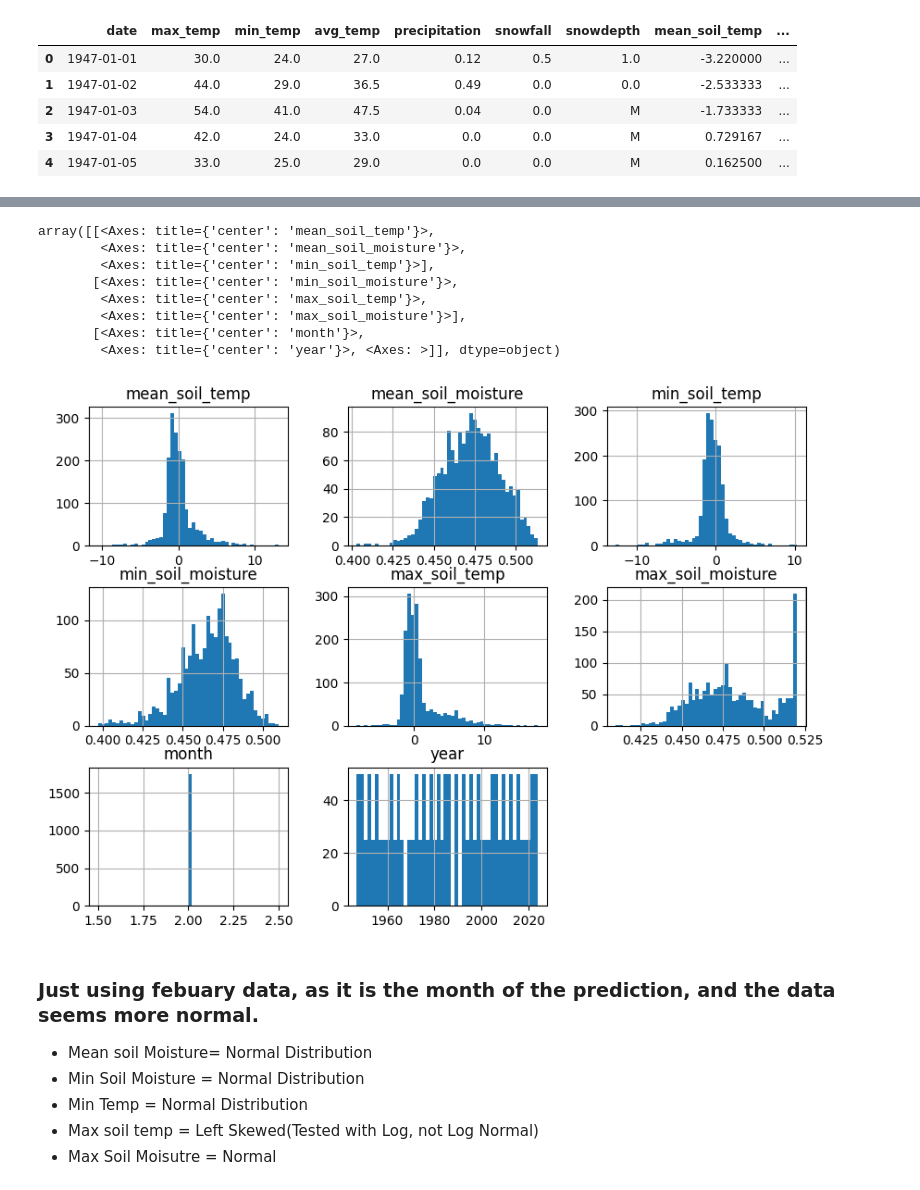
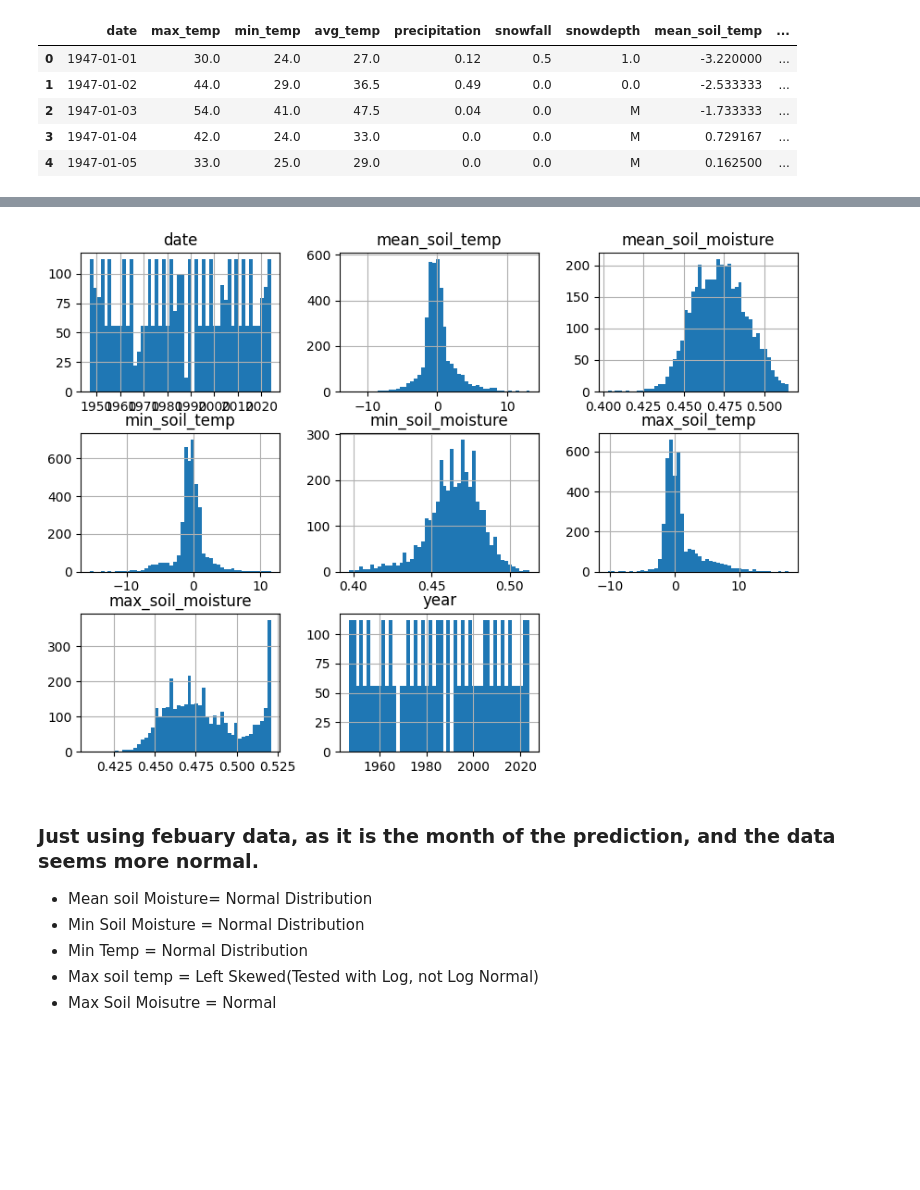
Before and after one commit to bradenkirkpatrick/Machine-Learning-Project-1, a Jupyter notebook: GroundHogProblem.ipynb, the cells around one changed output, grey strips where cells are left out. Saved outputs shown, nothing was run; the diff lists cells and outputs as text; code cells hidden in the pictures; blank space fills up the shorter version.

Commit message:
updated groundhog and soil.csv

```diff
--- a/GroundHogProblem.ipynb
+++ b/GroundHogProblem.ipynb
@@ -71,3 +127,10 @@ Do not look at the data too closely at this point since you have not yet split o
+# %%
+spring = read_csv("early_spring.csv")
+phil = read_csv("phil_pred.csv")
+soil = read_csv("soil.csv")
+weather = read_csv("weather.csv")
+# https://www.cpc.ncep.noaa.gov/data/indices/soi
+el_nino = read_csv("el_nino_data.csv")
 # %%
 weather['date'] = pandas.to_datetime(weather['date'])
 soil['date'] = pandas.to_datetime(soil['date'])
@@ -138,11 +178,0 @@ memory usage: 398.2+ KB
-# %%
-X["date"] = pandas.to_datetime(X["date"])
-X["date"][:55]
-#filtered_X = X[(X['date'] <= '1947-02-25') & (X['date'] >= '1947-02-01')]
-#X['day'] = X['date'].dt.day
-X['month'] = X['date'].dt.month
-X['year'] = X['date'].dt.year
-
-filtered_X = X[X['month'] == 2]
-filtered_X.drop(columns=['date'], inplace=True)
-filtered_X
@@ -167,17 +179,9 @@ See the caveats in the documentation: https://pandas.pydata.org/pandas-docs/stab
 # %%
-#X.hist()
-filtered_X.hist(bins=50, figsize=(10,7))
+X_filtered = X.copy()
+X_filtered.hist(bins=50, figsize=(10,7));
 #Just using febuary data, as it is the month of the prediction, and the data seems more normal.
 # %% [output]
-array([[<Axes: title={'center': 'mean_soil_temp'}>,
-        <Axes: title={'center': 'mean_soil_moisture'}>,
-        <Axes: title={'center': 'min_soil_temp'}>],
-       [<Axes: title={'center': 'min_soil_moisture'}>,
-        <Axes: title={'center': 'max_soil_temp'}>,
-        <Axes: title={'center': 'max_soil_moisture'}>],
-       [<Axes: title={'center': 'month'}>,
-        <Axes: title={'center': 'year'}>, <Axes: >]], dtype=object)
-[figure, old version]
+[figure, new version]
 # %% [markdown]
 ### Just using febuary data, as it is the month of the prediction, and the data seems more normal.
 - Mean soil Moisture= Normal Distribution
```
Also changed, not shown: parts of 21 cells of this notebook, 1 other file.
